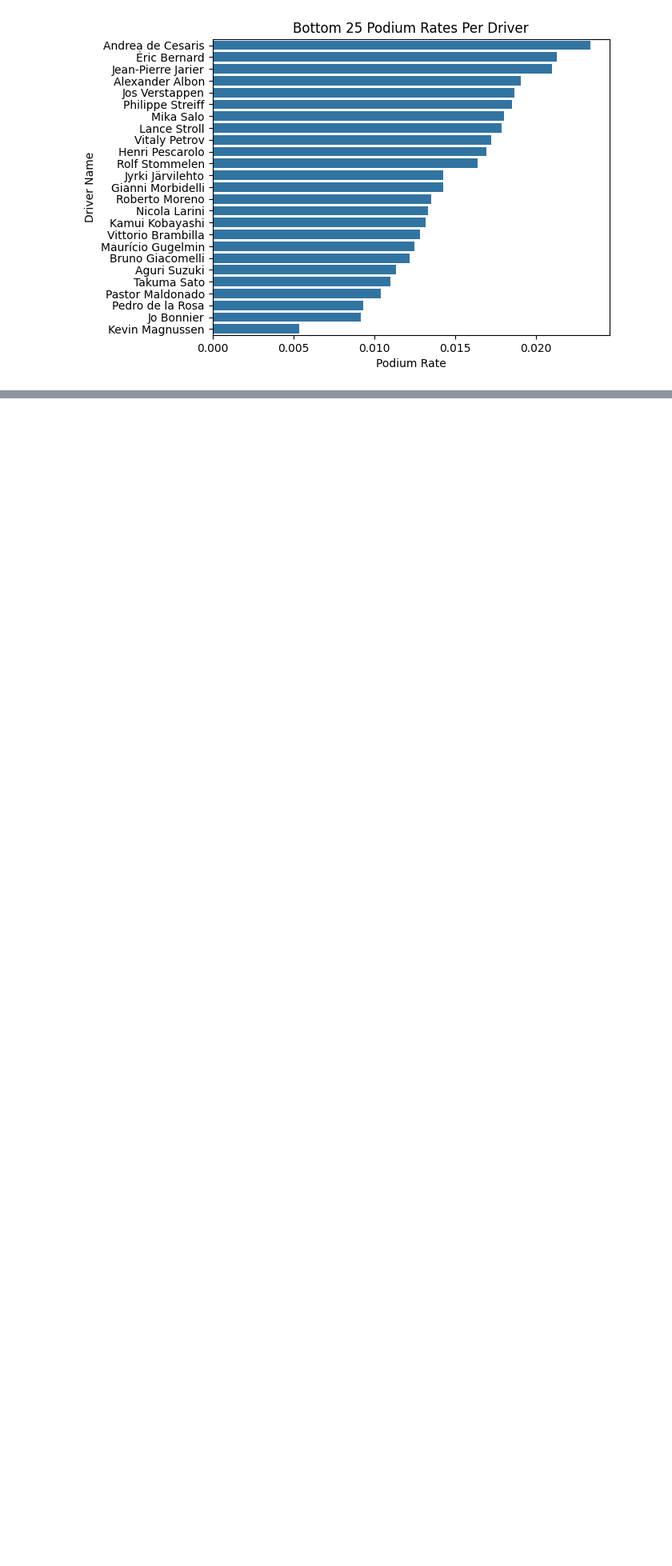
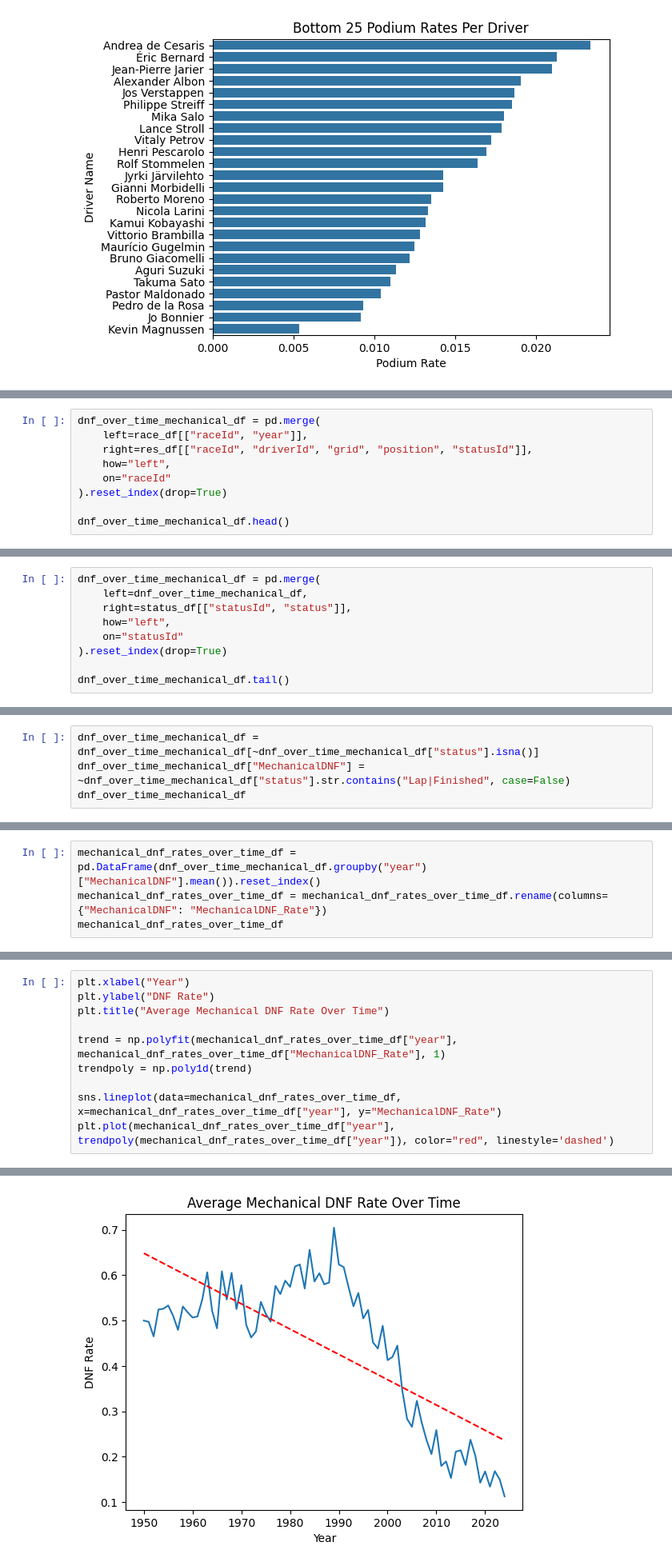
Before and after one commit to DaveAhearne/F1Prediction, a Jupyter notebook: notebooks/EDA.ipynb, the cells around one changed output, grey strips where cells are left out. Shown at 80% size. Saved outputs shown, nothing was run; the diff lists cells and outputs as text; blank space fills up the shorter version.

```diff
--- a/notebooks/EDA.ipynb
+++ b/notebooks/EDA.ipynb
@@ -638,0 +715,9 @@ In conclusion, *yes* there doesn appear to be a strong difference in podium rate
+# %%
+dnf_over_time_mechanical_df = pd.merge(
+    left=race_df[["raceId", "year"]],
+    right=res_df[["raceId", "driverId", "grid", "position", "statusId"]],
+    how="left",
+    on="raceId"
+).reset_index(drop=True)
+
+dnf_over_time_mechanical_df.head()
@@ -638,0 +731,9 @@ In conclusion, *yes* there doesn appear to be a strong difference in podium rate
+# %%
+dnf_over_time_mechanical_df = pd.merge(
+    left=dnf_over_time_mechanical_df,
+    right=status_df[["statusId", "status"]],
+    how="left",
+    on="statusId"
+).reset_index(drop=True)
+
+dnf_over_time_mechanical_df.tail()
@@ -638,0 +747,4 @@ In conclusion, *yes* there doesn appear to be a strong difference in podium rate
+# %%
+dnf_over_time_mechanical_df = dnf_over_time_mechanical_df[~dnf_over_time_mechanical_df["status"].isna()]
+dnf_over_time_mechanical_df["MechanicalDNF"] = ~dnf_over_time_mechanical_df["status"].str.contains("Lap|Finished", case=False)
+dnf_over_time_mechanical_df
@@ -638,0 +765,4 @@ In conclusion, *yes* there doesn appear to be a strong difference in podium rate
+# %%
+mechanical_dnf_rates_over_time_df = pd.DataFrame(dnf_over_time_mechanical_df.groupby("year")["MechanicalDNF"].mean()).reset_index()
+mechanical_dnf_rates_over_time_df = mechanical_dnf_rates_over_time_df.rename(columns={"MechanicalDNF": "MechanicalDNF_Rate"})
+mechanical_dnf_rates_over_time_df
@@ -638,0 +783,11 @@ In conclusion, *yes* there doesn appear to be a strong difference in podium rate
+# %%
+plt.xlabel("Year")
+plt.ylabel("DNF Rate")
+plt.title("Average Mechanical DNF Rate Over Time")
+
+trend = np.polyfit(mechanical_dnf_rates_over_time_df["year"], mechanical_dnf_rates_over_time_df["MechanicalDNF_Rate"], 1)
+trendpoly = np.poly1d(trend)
+
+sns.lineplot(data=mechanical_dnf_rates_over_time_df, x=mechanical_dnf_rates_over_time_df["year"], y="MechanicalDNF_Rate")
+plt.plot(mechanical_dnf_rates_over_time_df["year"], trendpoly(mechanical_dnf_rates_over_time_df["year"]), color="red", linestyle='dashed')
+# %% [output]
@@ -638,0 +795 @@ In conclusion, *yes* there doesn appear to be a strong difference in podium rate
+[figure, added]
```
Also changed, not shown: parts of 20 cells of this notebook.
